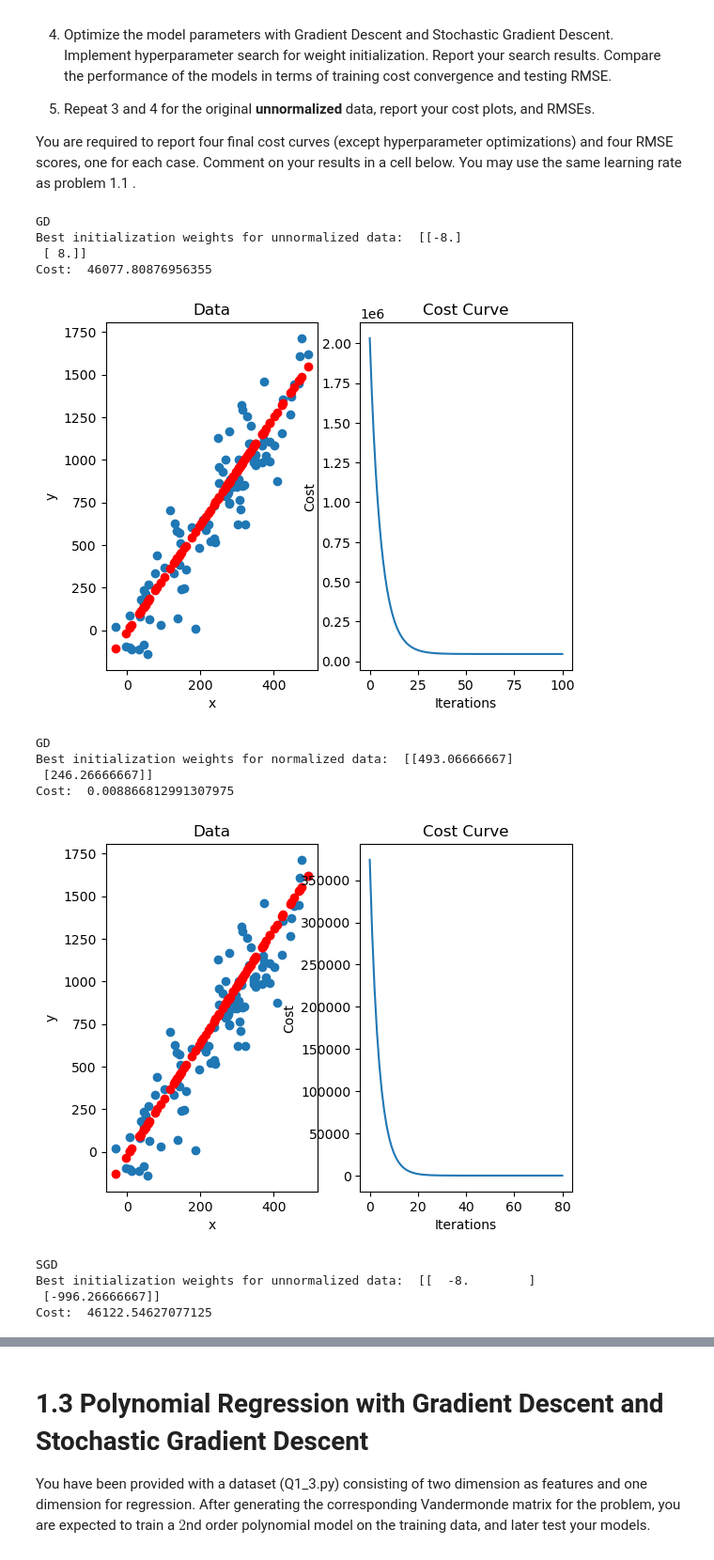
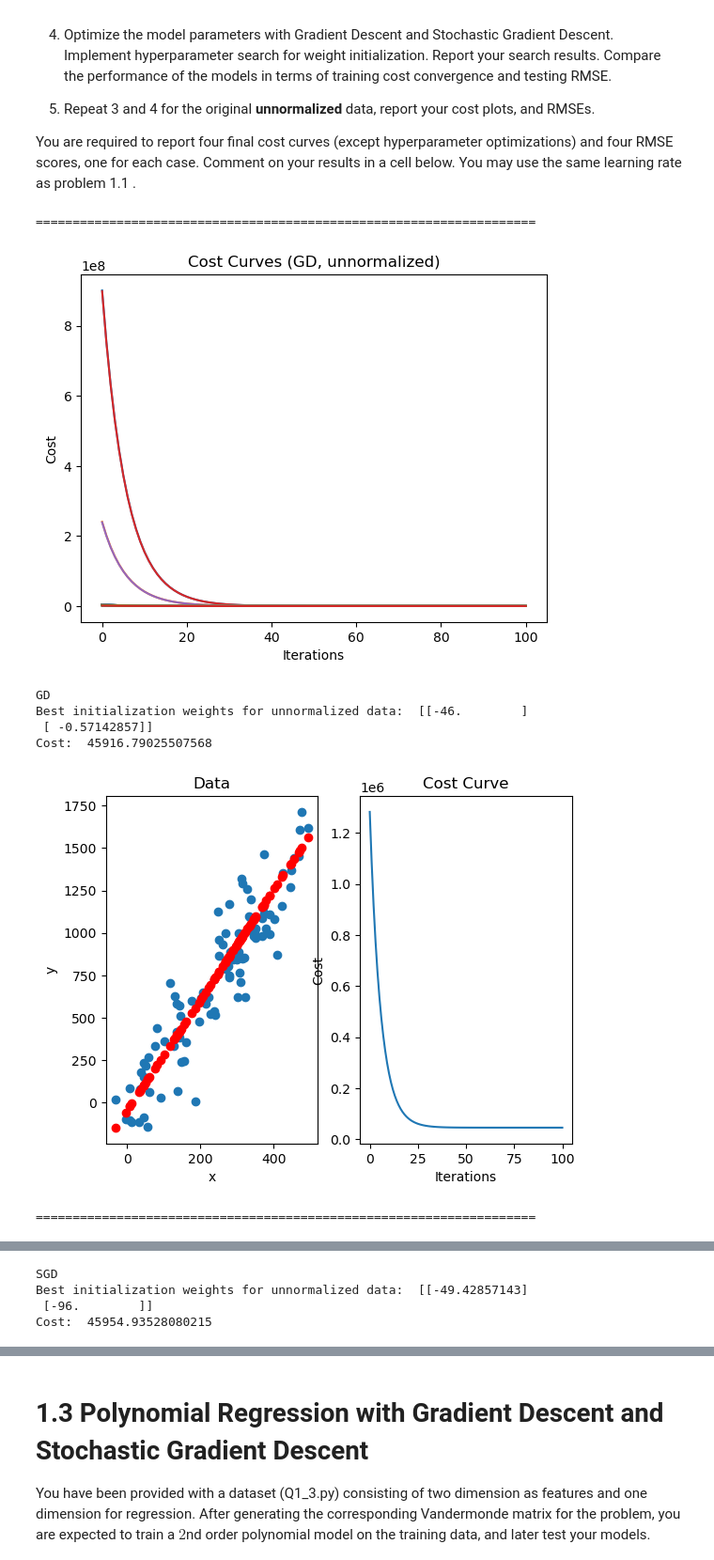
Before and after one commit to MustafaKrc/LFD24, a Jupyter notebook: Gradient Descent, Stochastic Gradient Descent, Data Normalization, Cross Validation for Regression/Homework_2.ipynb, the cells around one changed output, grey strips where cells are left out. Shown: that part at 94% size. Cells and saved outputs as stored; diff of their text form; code cells hidden in the pictures.

Commit message:
Tuned hyperparameter searches & added more graphs
Tuned hyperparameter search.
Added graphs for weights that are found during hyperparameter search

```diff
--- a/Gradient Descent, Stochastic Gradient Descent, Data Normalization, Cross Validation for Regression/Homework_2.ipynb
+++ b/Gradient Descent, Stochastic Gradient Descent, Data Normalization, Cross Validation for Regression/Homework_2.ipynb
@@ -359,8 +368,10 @@ max_iterations = 100
 
 
 # Find the best initialization weights for the unnormalized data GD:
+print("====================================================================")
 lr = 0.000001
-w, c = findOptimumInitWeights(-1000, 1000, x_train, y_train, lr, max_iterations, gradientDescent)
+w, c = findOptimumInitWeights(-100, 100, x_train, y_train, lr, max_iterations, gradientDescent)
+plotCostCurves("Cost Curves (GD, unnormalized)")
 print("GD")
 print("Best initialization weights for unnormalized data: ", w)
 print("Cost: ", c)
@@ -372,8 +383,10 @@ plotFitAndCostCurves(model_unnormalized.cost_history, x_test, y_test, y_unnorm_p
 RMSE_GD_UNNORM = np.sqrt(np.sum(np.square(y_test - y_unnorm_predict)))/y_test.shape[0]
 
 # Find the best initialization weights for the normalized data GD:
+print("====================================================================")
 lr = 0.1
-w,c = findOptimumInitWeights(-1000, 1000, x_train_scaled, y_train_scaled, lr, max_iterations, gradientDescent)
+w,c = findOptimumInitWeights(-100, 100, x_train_scaled, y_train_scaled, lr, max_iterations, gradientDescent)
+plotCostCurves("Cost Curves (GD, normalized)")
 print("GD")
 print("Best initialization weights for normalized data: ", w)
 print("Cost: ", c)
@@ -386,8 +399,10 @@ plotFitAndCostCurves(model_normalized.cost_history, x_test, y_test, y_norm_inv)
 RMSE_GD_NORM = np.sqrt(np.sum(np.square(y_test - y_norm_inv)))/y_test.shape[0]
 
 # Find the best initialization weights for the unnormalized data SGD:
+print("====================================================================")
 lr = 0.000001
-w, c = findOptimumInitWeights(-1000, 1000, x_train, y_train, lr, max_iterations, SGD)
+w, c = findOptimumInitWeights(-100, 100, x_train, y_train, lr, max_iterations, SGD)
+plotCostCurves("Cost Curves (SGD, unnormalized)")
 print("SGD")
 print("Best initialization weights for unnormalized data: ", w)
 print("Cost: ", c)
@@ -397,45 +412,42 @@ model_unnormalized.fit(lr, max_iterations)
 y_unnorm_predict = model_unnormalized.predict(x_test_biased)
 plotFitAndCostCurves(model_unnormalized.cost_history, x_test, y_test, y_unnorm_predict)
 RMSE_SGD_UNNORM = np.sqrt(np.sum(np.square(y_test - y_unnorm_predict)))/y_test.shape[0]
 
 # Find the best initialization weights for the normalized data SGD:
+print("====================================================================")
 lr = 0.1
-w,c = findOptimumInitWeights(-1000, 1000, x_train_scaled, y_train_scaled, lr, max_iterations, SGD)
+w,c = findOptimumInitWeights(-100, 100, x_train_scaled, y_train_scaled, lr, max_iterations, SGD)
+plotCostCurves("Cost Curves (SGD, normalized)")
 print("SGD")
 print("Best initialization weights for normalized data: ", w)
 print("Cost: ", c)
 model_normalized = SGD(x_train_scaled, y_train_scaled, w, lr, max_iterations)
 model_normalized.fit(lr, max_iterations)
 
 y_norm_predict = model_normalized.predict(x_test_scaled_biased)
 y_norm_inv = scaler_y.inverse_transform(y_norm_predict)
 plotFitAndCostCurves(model_normalized.cost_history, x_test, y_test, y_norm_inv)
 RMSE_SGD_NORM = np.sqrt(np.sum(np.square(y_test - y_norm_inv)))/y_test.shape[0]
 
 # Print errors
+print("====================================================================")
 print("==============GD================")
 print("RMSE for unnormalized training:", RMSE_GD_UNNORM)
 print("RMSE for normalized training:", RMSE_GD_NORM)
 
 print("==============SGD================")
 print("RMSE for unnormalized training:", RMSE_SGD_UNNORM)
 print("RMSE for normalized training:", RMSE_SGD_NORM)
 
 ##############################################################################
 #                             END OF YOUR CODE                               #
 ##############################################################################
 # %% [output]
-GD
-Best initialization weights for unnormalized data:  [[-8.]
- [ 8.]]
-Cost:  46077.80876956355
+====================================================================
-[figure, old version]
+[figure, new version]
 GD
-Best initialization weights for normalized data:  [[493.06666667]
- [246.26666667]]
-Cost:  0.008866812991307975
+Best initialization weights for unnormalized data:  [[-46.        ]
+ [ -0.57142857]]
+Cost:  45916.79025507568
-[figure, old version]
+[figure, new version]
-SGD
-Best initialization weights for unnormalized data:  [[  -8.        ]
- [-996.26666667]]
-Cost:  46122.54627077125
+====================================================================
@@ -453,0 +462,4 @@ RMSE for normalized training: 16.994623784441426
+SGD
+Best initialization weights for unnormalized data:  [[-49.42857143]
+ [-96.        ]]
+Cost:  45954.93528080215
```
Also changed, not shown: parts of 13 cells of this notebook.
